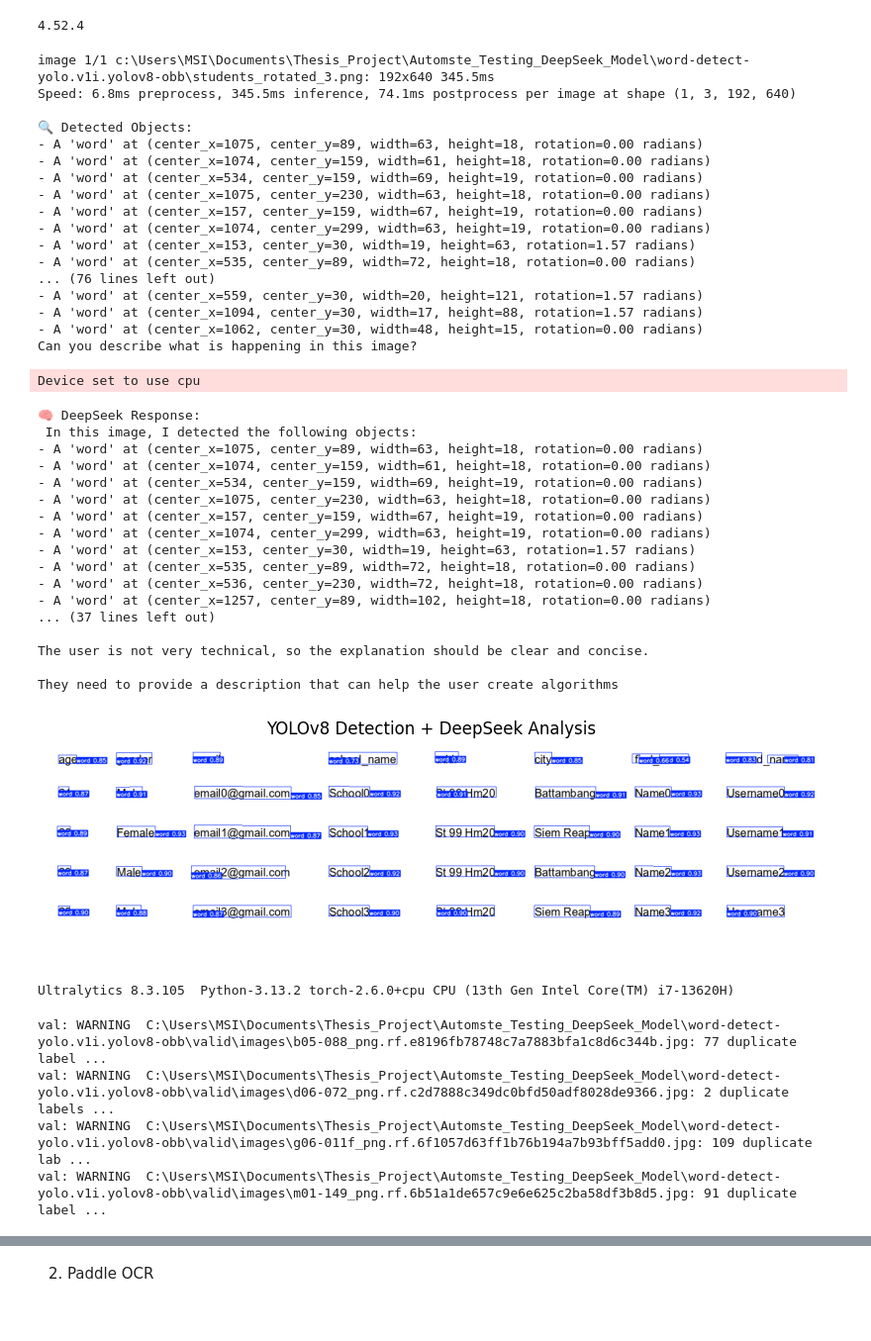
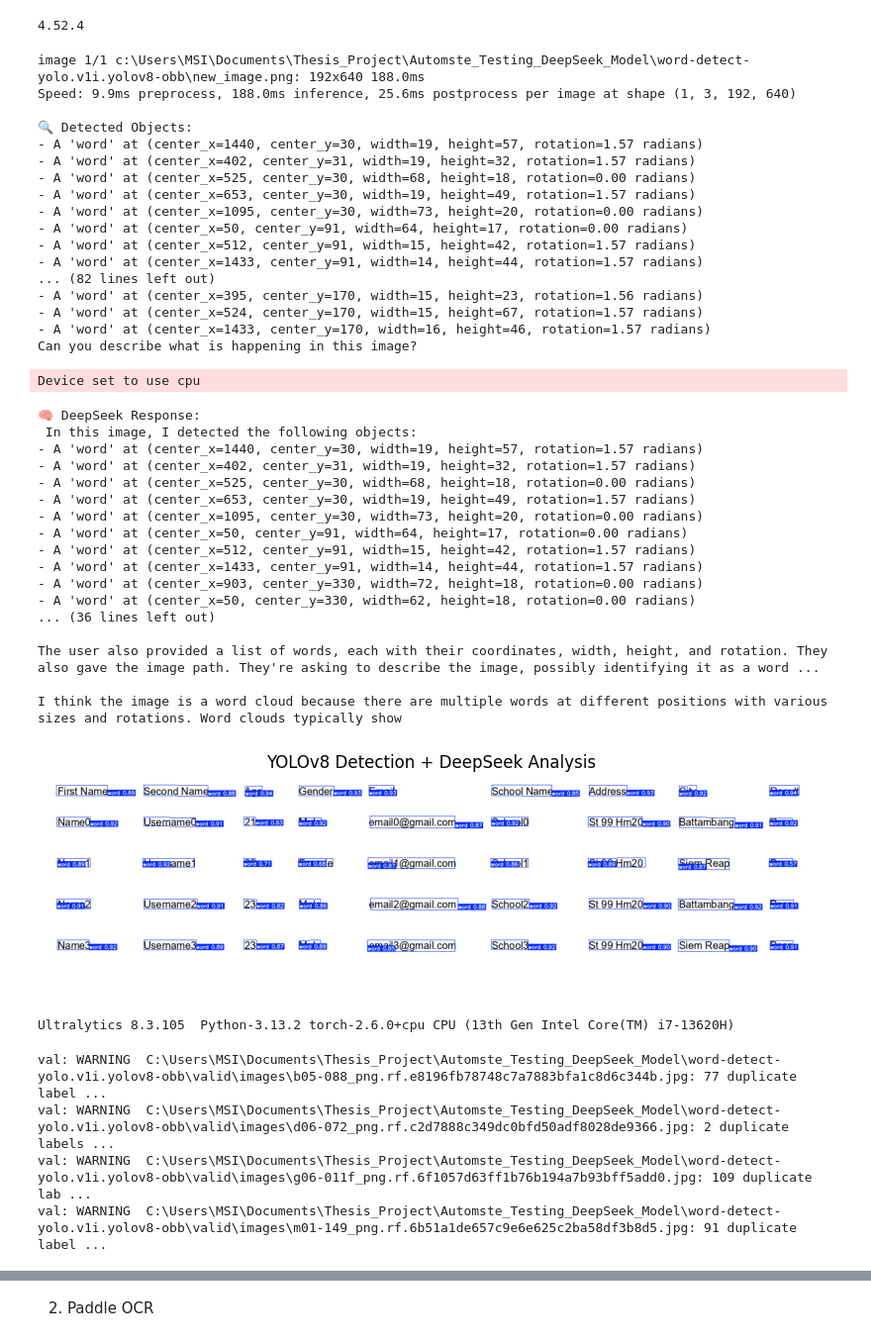
Before and after one commit to JackyDOM/Oject_YOLO, a Jupyter notebook: train_model.ipynb, the cells around one changed output, grey strips where cells are left out. Shown at 99% size. Cells and saved outputs as stored; diff of their text form; code cells hidden in the pictures.

```diff
--- a/train_model.ipynb
+++ b/train_model.ipynb
@@ -278,7 +278,7 @@ yolo_model_path = 'C:/Users/MSI/Documents/Thesis_Project/Automste_Testing_DeepSe
 yolo_model = YOLO(yolo_model_path)
 
 # Run inference on an image
-image_path = 'students_rotated_3.png'
+image_path = 'new_image.png'
 results = yolo_model(image_path)
 
 
@@ -356,61 +356,61 @@ print(f"mAP@0.5:0.95: {val_results.results_dict['metrics/mAP50-95(B)']:.3f}")
 metrics = {
     "Precision": val_results.results_dict['metrics/precision(B)'],
     "Recall": val_results.results_dict['metrics/recall(B)'],
     "mAP@0.5": val_results.results_dict['metrics/mAP50(B)'],
     "mAP@0.5:0.95": val_results.results_dict['metrics/mAP50-95(B)']
 }
 
 plt.figure(figsize=(8, 5))
 plt.plot(list(metrics.keys()), list(metrics.values()), marker='o', linestyle='-', color='blue')
 plt.ylim(0, 1.05)
 plt.title("YOLOv8-OBB Model Accuracy Metrics")
 plt.xlabel("Metric")
 plt.ylabel("Score")
 plt.grid(True)
 
 # Annotate values
 for i, (metric, value) in enumerate(metrics.items()):
     plt.text(i, value + 0.02, f"{value:.2f}", ha='center')
 
 plt.tight_layout()
 plt.show()
 # %% [output]
-image 1/1 c:\Users\MSI\Documents\Thesis_Project\Automste_Testing_DeepSeek_Model\word-detect-yolo.v1i.yolov8-obb\students_rotated_3.png: 192x640 345.5ms
-Speed: 6.8ms preprocess, 345.5ms inference, 74.1ms postprocess per image at shape (1, 3, 192, 640)
+image 1/1 c:\Users\MSI\Documents\Thesis_Project\Automste_Testing_DeepSeek_Model\word-detect-yolo.v1i.yolov8-obb\new_image.png: 192x640 188.0ms
+Speed: 9.9ms preprocess, 188.0ms inference, 25.6ms postprocess per image at shape (1, 3, 192, 640)
 
 🔍 Detected Objects:
-- A 'word' at (center_x=1075, center_y=89, width=63, height=18, rotation=0.00 radians)
-- A 'word' at (center_x=1074, center_y=159, width=61, height=18, rotation=0.00 radians)
-- A 'word' at (center_x=534, center_y=159, width=69, height=19, rotation=0.00 radians)
-- A 'word' at (center_x=1075, center_y=230, width=63, height=18, rotation=0.00 radians)
-- A 'word' at (center_x=157, center_y=159, width=67, height=19, rotation=0.00 radians)
-- A 'word' at (center_x=1074, center_y=299, width=63, height=19, rotation=0.00 radians)
-- A 'word' at (center_x=153, center_y=30, width=19, height=63, rotation=1.57 radians)
-- A 'word' at (center_x=535, center_y=89, width=72, height=18, rotation=0.00 radians)
-... (76 lines left out)
-- A 'word' at (center_x=559, center_y=30, width=20, height=121, rotation=1.57 radians)
-- A 'word' at (center_x=1094, center_y=30, width=17, height=88, rotation=1.57 radians)
-- A 'word' at (center_x=1062, center_y=30, width=48, height=15, rotation=0.00 radians)
+- A 'word' at (center_x=1440, center_y=30, width=19, height=57, rotation=1.57 radians)
+- A 'word' at (center_x=402, center_y=31, width=19, height=32, rotation=1.57 radians)
+- A 'word' at (center_x=525, center_y=30, width=68, height=18, rotation=0.00 radians)
+- A 'word' at (center_x=653, center_y=30, width=19, height=49, rotation=1.57 radians)
+- A 'word' at (center_x=1095, center_y=30, width=73, height=20, rotation=0.00 radians)
+- A 'word' at (center_x=50, center_y=91, width=64, height=17, rotation=0.00 radians)
+- A 'word' at (center_x=512, center_y=91, width=15, height=42, rotation=1.57 radians)
+- A 'word' at (center_x=1433, center_y=91, width=14, height=44, rotation=1.57 radians)
+... (82 lines left out)
+- A 'word' at (center_x=395, center_y=170, width=15, height=23, rotation=1.56 radians)
+- A 'word' at (center_x=524, center_y=170, width=15, height=67, rotation=1.57 radians)
+- A 'word' at (center_x=1433, center_y=170, width=16, height=46, rotation=1.57 radians)
 Can you describe what is happening in this image?
 Device set to use cpu
 🧠 DeepSeek Response:
  In this image, I detected the following objects:
-- A 'word' at (center_x=1075, center_y=89, width=63, height=18, rotation=0.00 radians)
-- A 'word' at (center_x=1074, center_y=159, width=61, height=18, rotation=0.00 radians)
-- A 'word' at (center_x=534, center_y=159, width=69, height=19, rotation=0.00 radians)
-- A 'word' at (center_x=1075, center_y=230, width=63, height=18, rotation=0.00 radians)
-- A 'word' at (center_x=157, center_y=159, width=67, height=19, rotation=0.00 radians)
-- A 'word' at (center_x=1074, center_y=299, width=63, height=19, rotation=0.00 radians)
-- A 'word' at (center_x=153, center_y=30, width=19, height=63, rotation=1.57 radians)
-- A 'word' at (center_x=535, center_y=89, width=72, height=18, rotation=0.00 radians)
-- A 'word' at (center_x=536, center_y=230, width=72, height=18, rotation=0.00 radians)
-- A 'word' at (center_x=1257, center_y=89, width=102, height=18, rotation=0.00 radians)
-... (37 lines left out)
+- A 'word' at (center_x=1440, center_y=30, width=19, height=57, rotation=1.57 radians)
+- A 'word' at (center_x=402, center_y=31, width=19, height=32, rotation=1.57 radians)
+- A 'word' at (center_x=525, center_y=30, width=68, height=18, rotation=0.00 radians)
+- A 'word' at (center_x=653, center_y=30, width=19, height=49, rotation=1.57 radians)
+- A 'word' at (center_x=1095, center_y=30, width=73, height=20, rotation=0.00 radians)
+- A 'word' at (center_x=50, center_y=91, width=64, height=17, rotation=0.00 radians)
+- A 'word' at (center_x=512, center_y=91, width=15, height=42, rotation=1.57 radians)
+- A 'word' at (center_x=1433, center_y=91, width=14, height=44, rotation=1.57 radians)
+- A 'word' at (center_x=903, center_y=330, width=72, height=18, rotation=0.00 radians)
+- A 'word' at (center_x=50, center_y=330, width=62, height=18, rotation=0.00 radians)
+... (36 lines left out)
 
-The user is not very technical, so the explanation should be clear and concise.
+The user also provided a list of words, each with their coordinates, width, height, and rotation. They also gave the image path. They're asking to describe the image, possibly identifying it as a word ...
 
-They need to provide a description that can help the user create algorithms
+I think the image is a word cloud because there are multiple words at different positions with various sizes and rotations. Word clouds typically show
-[figure, old version]
+[figure, new version]
 Ultralytics 8.3.105  Python-3.13.2 torch-2.6.0+cpu CPU (13th Gen Intel Core(TM) i7-13620H)
 val: WARNING  C:\Users\MSI\Documents\Thesis_Project\Automste_Testing_DeepSeek_Model\word-detect-yolo.v1i.yolov8-obb\valid\images\b05-088_png.rf.e8196fb78748c7a7883bfa1c8d6c344b.jpg: 77 duplicate label ...
 val: WARNING  C:\Users\MSI\Documents\Thesis_Project\Automste_Testing_DeepSeek_Model\word-detect-yolo.v1i.yolov8-obb\valid\images\d06-072_png.rf.c2d7888c349dc0bfd50adf8028de9366.jpg: 2 duplicate labels ...
```
Also changed, not shown: parts of 8 cells of this notebook, 4 other files.
